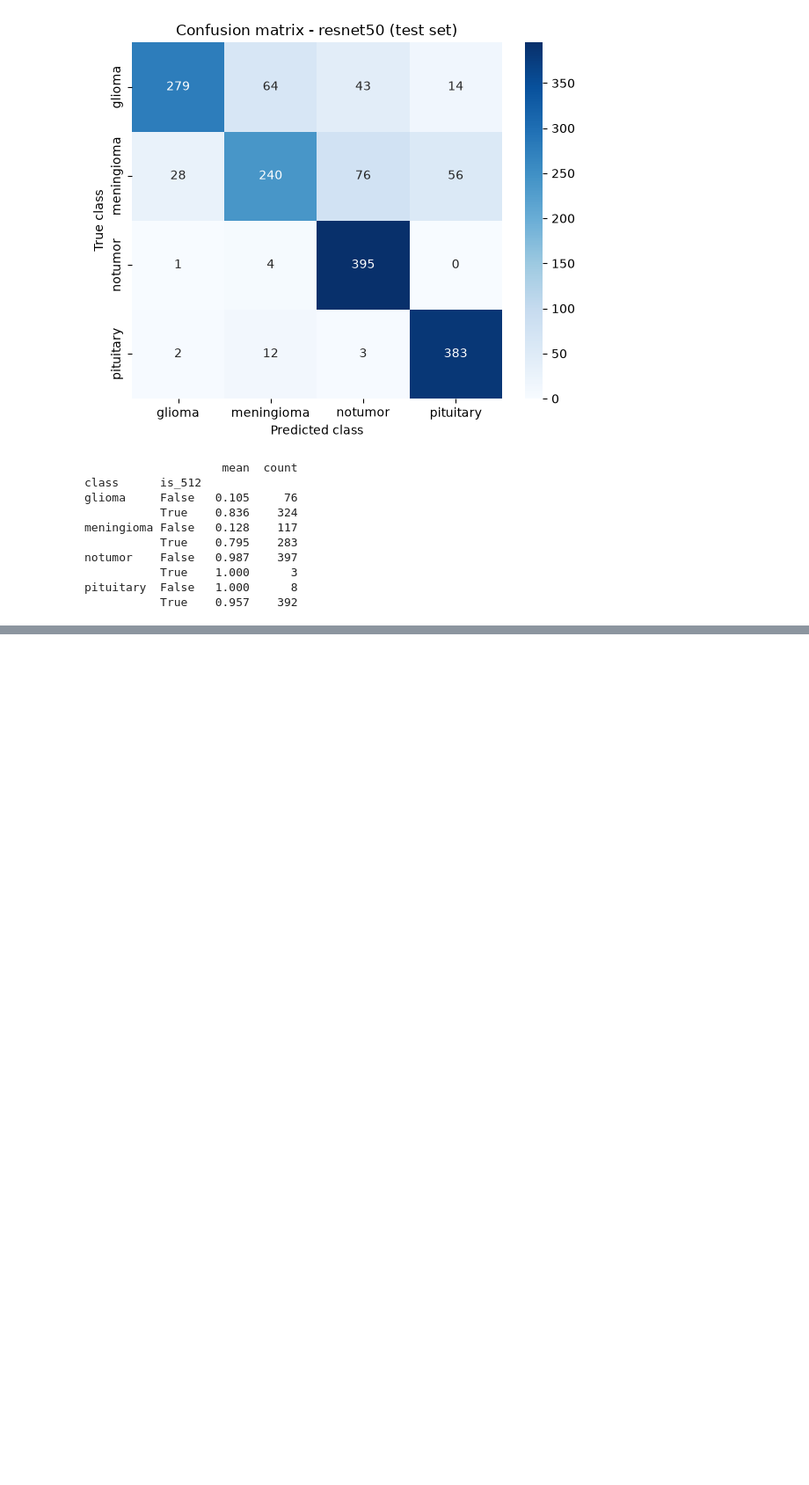
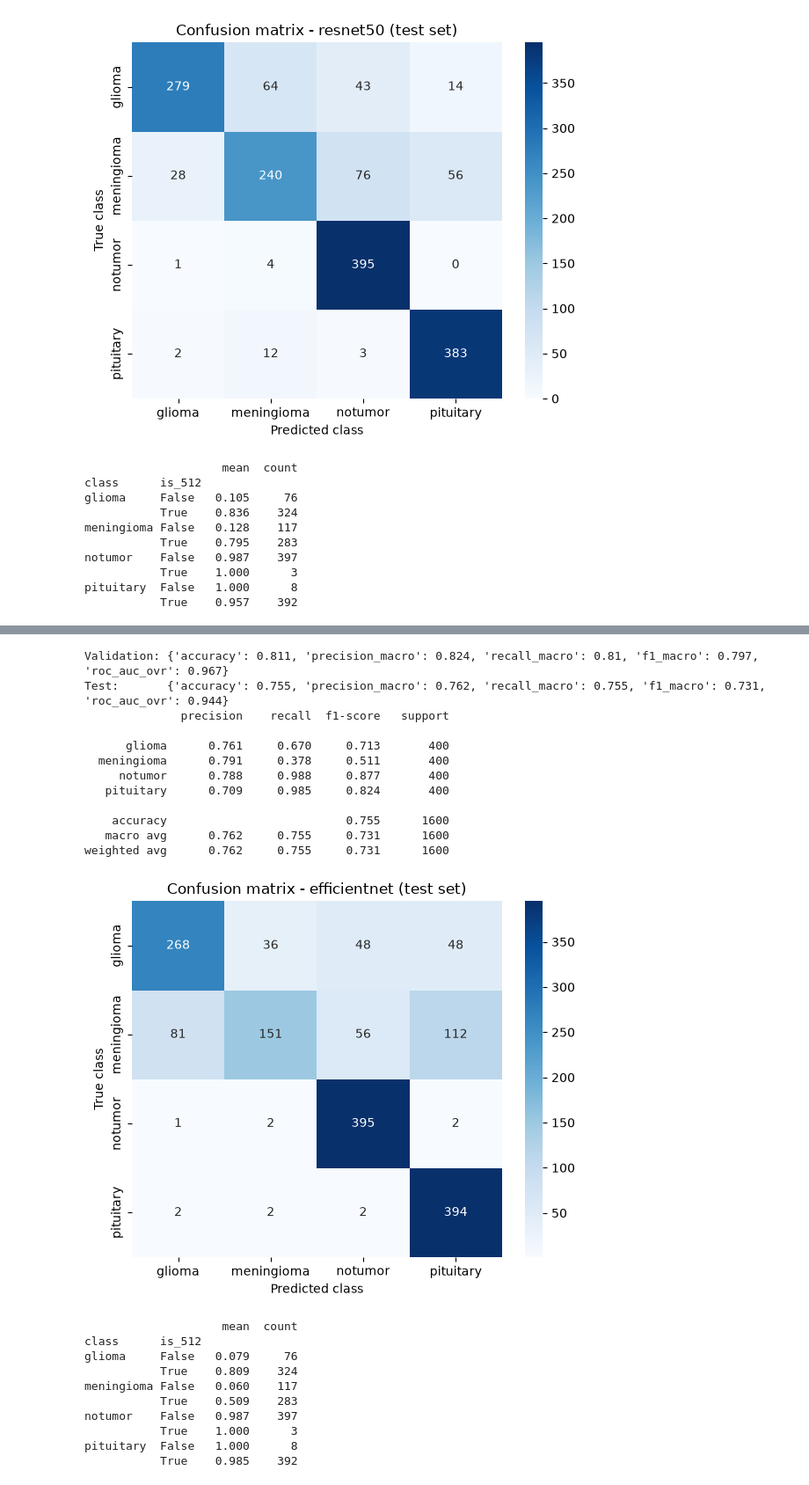
Before and after one commit to Jenik-05/brain-tumor-detection, a Jupyter notebook: notebooks/04_model_training.ipynb, the cells around one changed output, grey strips where cells are left out. Shown at 88% size. Cells and saved outputs as stored; diff of their text form; code cells hidden in the pictures; blank space fills up the shorter version.

```diff
--- a/notebooks/04_model_training.ipynb
+++ b/notebooks/04_model_training.ipynb
@@ -212,0 +295,42 @@ pituitary  False   1.000      8
+# %%
+MODEL_NAME = "efficientnet"
+
+y_val, pred_val, prob_val = metrics.predict_dataset(model, val_ds)
+y_test, pred_test, prob_test = metrics.predict_dataset(model, test_ds)
+val_metrics = metrics.compute_metrics(y_val, pred_val, prob_val)
+test_metrics = metrics.compute_metrics(y_test, pred_test, prob_test)
+print("Validation:", {k: round(v, 3) for k, v in val_metrics.items()})
+print("Test:      ", {k: round(v, 3) for k, v in test_metrics.items()})
+print(metrics.get_classification_report(y_test, pred_test))
+plot_confusion_matrix(y_test, pred_test, MODEL_NAME)
+evaluation.save_results(MODEL_NAME, val_metrics, test_metrics, seconds,
+                        history_df, model.count_params())
+
+check = test_df.copy()
+check["correct"] = (y_test == pred_test)
+check["is_512"] = (check["width"] == 512) & (check["height"] == 512)
+print(check.groupby(["class", "is_512"])["correct"].agg(["mean", "count"]).round(3))
+# %% [output]
+Validation: {'accuracy': 0.811, 'precision_macro': 0.824, 'recall_macro': 0.81, 'f1_macro': 0.797, 'roc_auc_ovr': 0.967}
+Test:       {'accuracy': 0.755, 'precision_macro': 0.762, 'recall_macro': 0.755, 'f1_macro': 0.731, 'roc_auc_ovr': 0.944}
+              precision    recall  f1-score   support
+
+      glioma      0.761     0.670     0.713       400
+  meningioma      0.791     0.378     0.511       400
+     notumor      0.788     0.988     0.877       400
+   pituitary      0.709     0.985     0.824       400
+
+    accuracy                          0.755      1600
+   macro avg      0.762     0.755     0.731      1600
+weighted avg      0.762     0.755     0.731      1600
+[figure, added]
+                    mean  count
+class      is_512
+glioma     False   0.079     76
+           True    0.809    324
+meningioma False   0.060    117
+           True    0.509    283
+notumor    False   0.987    397
+           True    1.000      3
+pituitary  False   1.000      8
+           True    0.985    392
```
Also changed, not shown: parts of 7 cells of this notebook, 5 other files.
